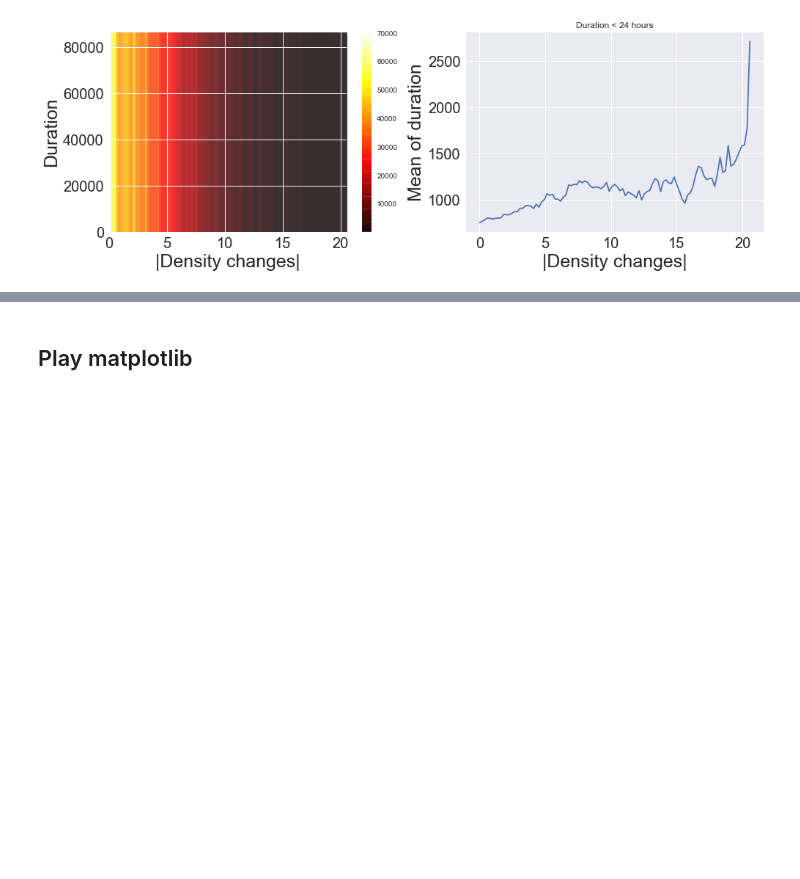
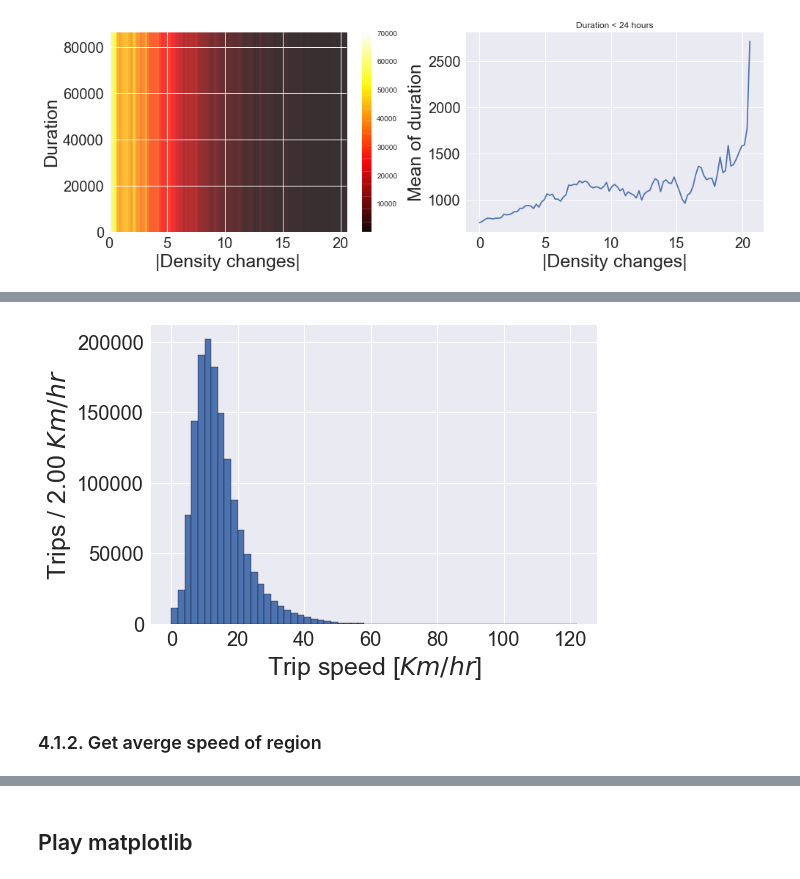
Before and after one commit to yennanliu/NYC_Taxi_Trip_Duration, a Jupyter notebook: notebook/EDA_jtsai_DensPixels.ipynb, the cells around one changed output, grey strips where cells are left out. Drawn from its saved outputs; the diff is of its cells as text; code cells hidden in the pictures; blank space fills up the shorter version.

Commit message:
Add average speed analysis

```diff
--- a/notebook/EDA_jtsai_DensPixels.ipynb
+++ b/notebook/EDA_jtsai_DensPixels.ipynb
@@ -560,0 +555,4 @@ df.to_csv('../data/train_eda_density.csv', index=False)
+# %%
+df = pd.read_csv('../data/train_eda_density.csv')
+df['speed'] = df['distance']/(df['trip_duration']/60/60)
+df[['distance', 'trip_duration', 'speed']].head()
@@ -560,0 +566,8 @@ df.to_csv('../data/train_eda_density.csv', index=False)
+# %%
+df_v = df['speed']
+make_hist(df_v[(df_v < 120) & (df_v > 0)], binw=2, xlabel='Trip speed', ylabel='Trips', xunit='$Km/hr$', log=False)
+plt.show()
+# %% [output]
+[figure, added]
+# %% [markdown]
+### 4.1.2. Get averge speed of region
```
Also changed, not shown: parts of 28 cells of this notebook.
